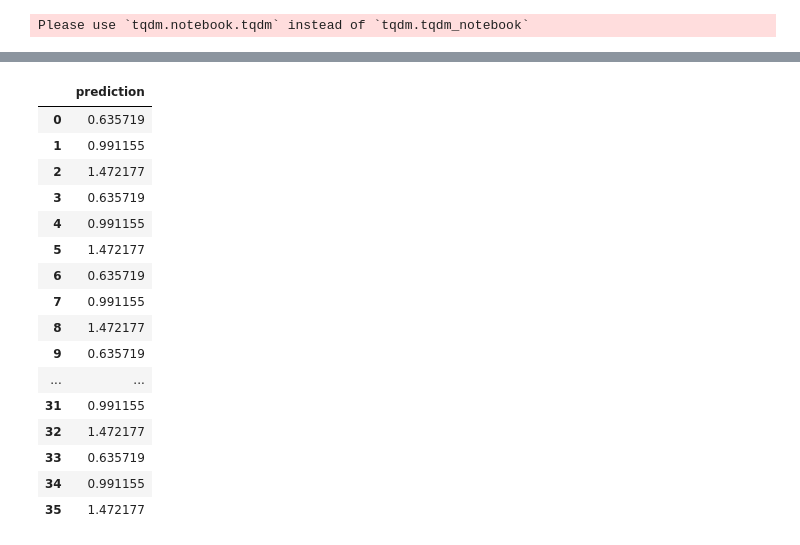
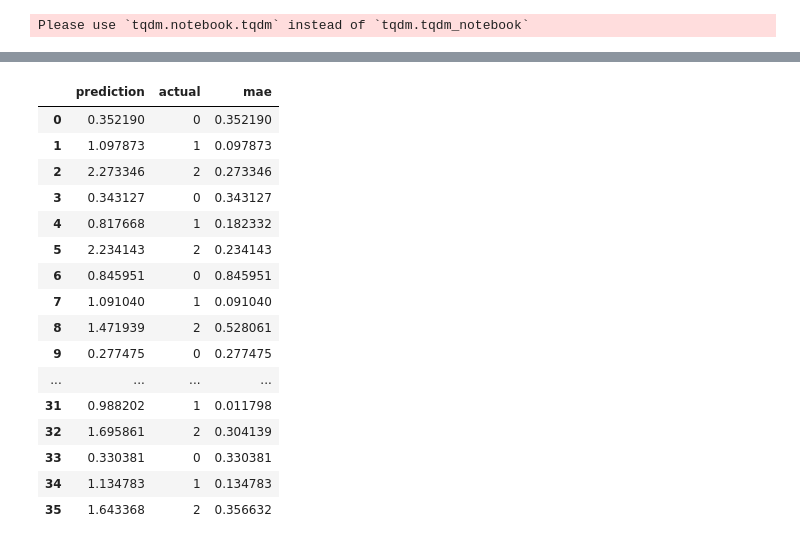
Before and after one commit to UBCMint/NTX-2022-Project, a Jupyter notebook: ML/MINT_COLOR_LSTM.ipynb, the cells around one changed output, grey strips where cells are left out. Cells and saved outputs as stored; diff of their text form; code cells hidden in the pictures.

```diff
--- a/ML/MINT_COLOR_LSTM2.ipynb
+++ b/ML/MINT_COLOR_LSTM.ipynb
@@ -58,7 +71,7 @@ for data in dataset[40:52]:
   i=i+1
 # %%
 import tqdm #0 is green, 1 is blue, 2 is red
-n=256*6
+n=256*5
 feature_names=list(data_train[0].drop('Sample Index',axis=1).columns)
 X=[]
 Y=[]
@@ -89,15 +96,16 @@ from keras.layers import Dense
 from keras.layers import LSTM
 from keras.layers import Dropout
 from keras.optimizers import adam_v2
-n_steps=256*6
+n_steps=256*5
 n_features=8
 model=Sequential()
 model.add(LSTM(100, activation='relu', return_sequences=False, input_shape=(n_steps, n_features)))
+model.add(Dropout(0.2))
 model.add(Dense(1))
 opt = adam_v2.Adam(lr=0.0005, decay=1e-6)
 
-model.compile(optimizer=opt, loss='mse', metrics=['mse','mape'])
+model.compile(optimizer="adam", loss='mse', metrics=['mape'])
 # %%
-history=model.fit(np.asarray(X),np.asarray(Y),batch_size=100,epochs=15)
+history=model.fit(np.asarray(X),np.asarray(Y),batch_size=20,epochs=15)
 # %% [output]
 Epoch 1/15
@@ -120,5 +128,5 @@ Epoch 15/15
 # %%
-n=256*6
+n=256*5
 feature_names=list(data_test[0].drop('Sample Index',axis=1).columns)
 X_test=[]
 Y_test=[]
@@ -134,5 +142,8 @@ Please use `tqdm.notebook.tqdm` instead of `tqdm.tqdm_notebook`
 # %%
 predictions = model.predict(np.asarray(X_test))
 predictions = pd.DataFrame(predictions).rename(columns={0: 'prediction'})
-predictions
+actual=pd.DataFrame(Y_test).rename(columns={0: 'actual'})
+final=pd.concat([predictions,actual],axis=1)
+final['mae']=abs(final['prediction']-final['actual'])
+final
 # %% [output]
@@ -140,19 +152,19 @@ predictions
-|  | prediction |
-| 0 | 0.635719 |
-| 1 | 0.991155 |
-| 2 | 1.472177 |
-| 3 | 0.635719 |
-| 4 | 0.991155 |
-| 5 | 1.472177 |
-| 6 | 0.635719 |
-| 7 | 0.991155 |
-| 8 | 1.472177 |
-| 9 | 0.635719 |
-| ... | ... |
-| 31 | 0.991155 |
-| 32 | 1.472177 |
-| 33 | 0.635719 |
-| 34 | 0.991155 |
-| 35 | 1.472177 |
+|  | prediction | actual | mae |
+| 0 | 0.352190 | 0 | 0.352190 |
+| 1 | 1.097873 | 1 | 0.097873 |
+| 2 | 2.273346 | 2 | 0.273346 |
+| 3 | 0.343127 | 0 | 0.343127 |
+| 4 | 0.817668 | 1 | 0.182332 |
+| 5 | 2.234143 | 2 | 0.234143 |
+| 6 | 0.845951 | 0 | 0.845951 |
+| 7 | 1.091040 | 1 | 0.091040 |
+| 8 | 1.471939 | 2 | 0.528061 |
+| 9 | 0.277475 | 0 | 0.277475 |
+| ... | ... | ... | ... |
+| 31 | 0.988202 | 1 | 0.011798 |
+| 32 | 1.695861 | 2 | 0.304139 |
+| 33 | 0.330381 | 0 | 0.330381 |
+| 34 | 1.134783 | 1 | 0.134783 |
+| 35 | 1.643368 | 2 | 0.356632 |
 # %%
 import pickle
```
Also changed, not shown: parts of 10 cells of this notebook, 1 other file.
